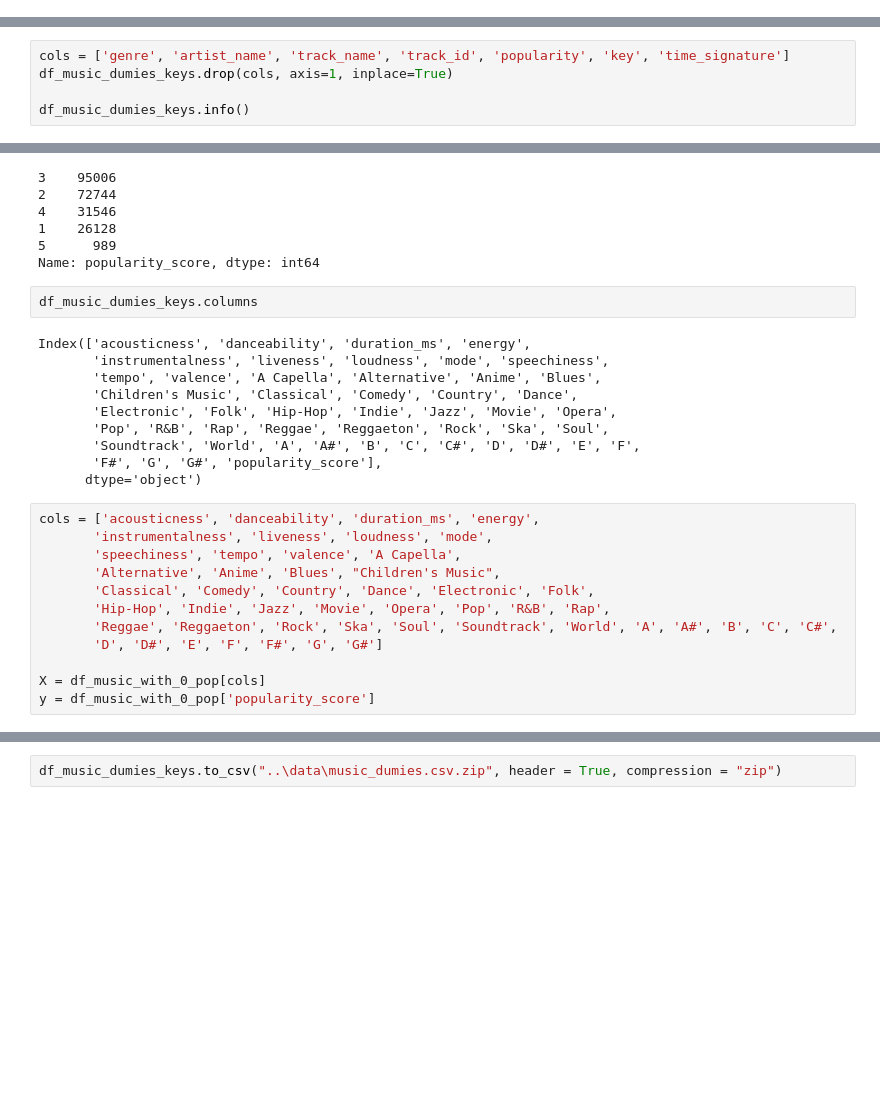
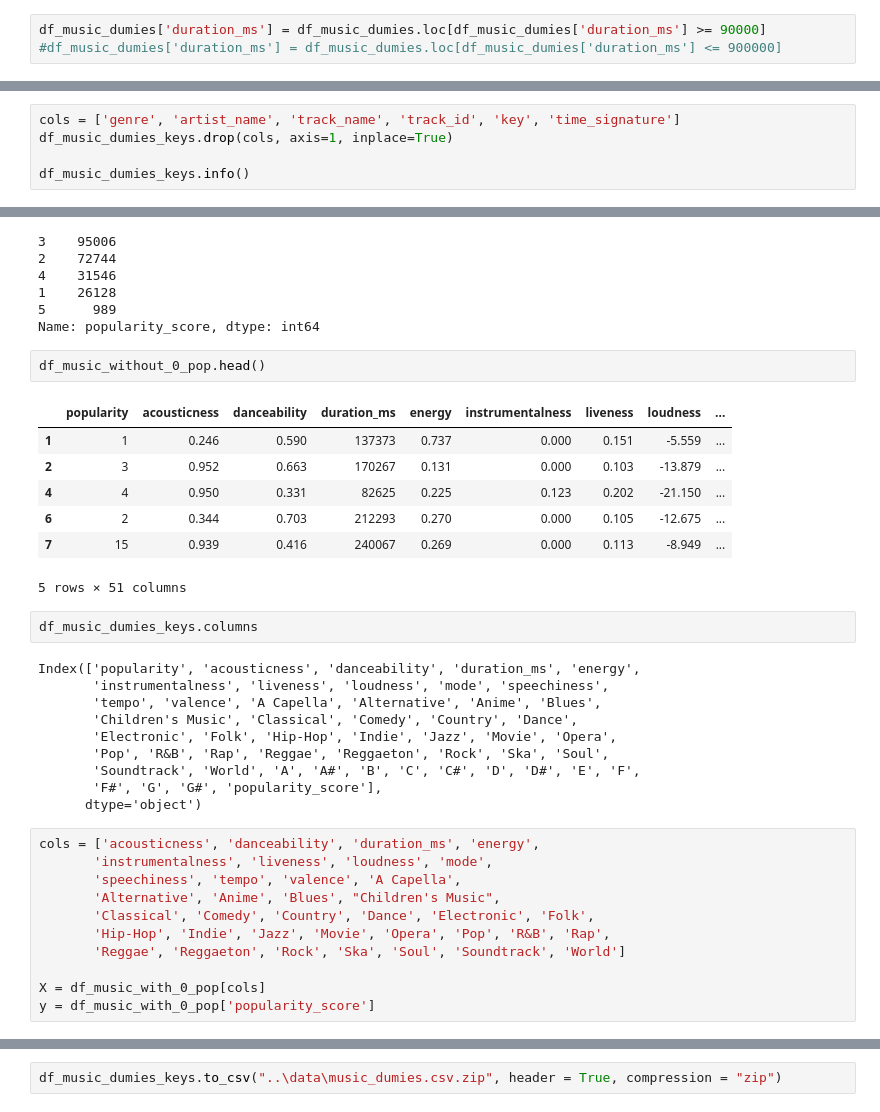
Before and after one commit to GuillaumeArp/Hackathon_Wild_1, a Jupyter notebook: Berenger/Algo_predict_popularity.ipynb, the cells around one changed output, grey strips where cells are left out. Saved outputs shown, nothing was run; the diff lists cells and outputs as text; blank space fills up the shorter version.

```diff
--- a/Berenger/Algo_predict_popularity.ipynb
+++ b/Berenger/Algo_predict_popularity.ipynb
@@ -35,3 +37,6 @@ df_music_dumies = pd.concat([df_music , df_music['genre'].str.get_dummies()], ax
 
 # Factorization of "mode"
 df_music_dumies['mode'] = df_music_dumies['mode'].factorize()[0]
+# %%
+df_music_dumies['duration_ms'] = df_music_dumies.loc[df_music_dumies['duration_ms'] >= 90000]
+#df_music_dumies['duration_ms'] = df_music_dumies.loc[df_music_dumies['duration_ms'] <= 900000]
@@ -101,7 +108,7 @@ def popularity_score(popularity):
 
 df_music_dumies_keys["popularity_score"] = df_music["popularity"].apply(popularity_score)
 # %%
-cols = ['genre', 'artist_name', 'track_name', 'track_id', 'popularity', 'key', 'time_signature']
+cols = ['genre', 'artist_name', 'track_name', 'track_id', 'key', 'time_signature']
 df_music_dumies_keys.drop(cols, axis=1, inplace=True)
 
 df_music_dumies_keys.info()
@@ -148,10 +155,20 @@ df_music_without_0_pop["popularity_score"].value_counts()
 1    26128
 5      989
 Name: popularity_score, dtype: int64
+# %%
+df_music_without_0_pop.head()
+# %% [output]
+|  | popularity | acousticness | danceability | duration_ms | energy | instrumentalness | liveness | loudness | ... |
+| 1 | 1 | 0.246 | 0.590 | 137373 | 0.737 | 0.000 | 0.151 | -5.559 | ... |
+| 2 | 3 | 0.952 | 0.663 | 170267 | 0.131 | 0.000 | 0.103 | -13.879 | ... |
+| 4 | 4 | 0.950 | 0.331 | 82625 | 0.225 | 0.123 | 0.202 | -21.150 | ... |
+| 6 | 2 | 0.344 | 0.703 | 212293 | 0.270 | 0.000 | 0.105 | -12.675 | ... |
+| 7 | 15 | 0.939 | 0.416 | 240067 | 0.269 | 0.000 | 0.113 | -8.949 | ... |
+5 rows × 51 columns
 # %%
 df_music_dumies_keys.columns
 # %% [output]
-Index(['acousticness', 'danceability', 'duration_ms', 'energy',
+Index(['popularity', 'acousticness', 'danceability', 'duration_ms', 'energy',
        'instrumentalness', 'liveness', 'loudness', 'mode', 'speechiness',
        'tempo', 'valence', 'A Capella', 'Alternative', 'Anime', 'Blues',
        'Children's Music', 'Classical', 'Comedy', 'Country', 'Dance',
@@ -167,8 +184,7 @@ cols = ['acousticness', 'danceability', 'duration_ms', 'energy',
        'Alternative', 'Anime', 'Blues', "Children's Music",
        'Classical', 'Comedy', 'Country', 'Dance', 'Electronic', 'Folk',
        'Hip-Hop', 'Indie', 'Jazz', 'Movie', 'Opera', 'Pop', 'R&B', 'Rap',
-       'Reggae', 'Reggaeton', 'Rock', 'Ska', 'Soul', 'Soundtrack', 'World', 'A', 'A#', 'B', 'C', 'C#',
-       'D', 'D#', 'E', 'F', 'F#', 'G', 'G#']
+       'Reggae', 'Reggaeton', 'Rock', 'Ska', 'Soul', 'Soundtrack', 'World']
 
 X = df_music_with_0_pop[cols]
 y = df_music_with_0_pop['popularity_score']
```
Also changed, not shown: parts of 14 cells of this notebook, 1 other file.
